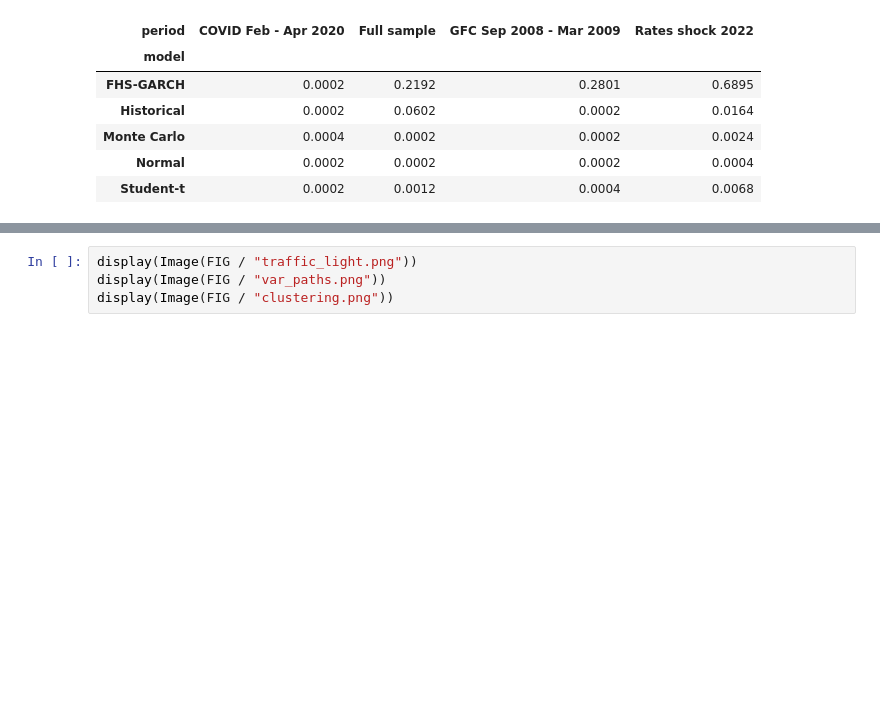
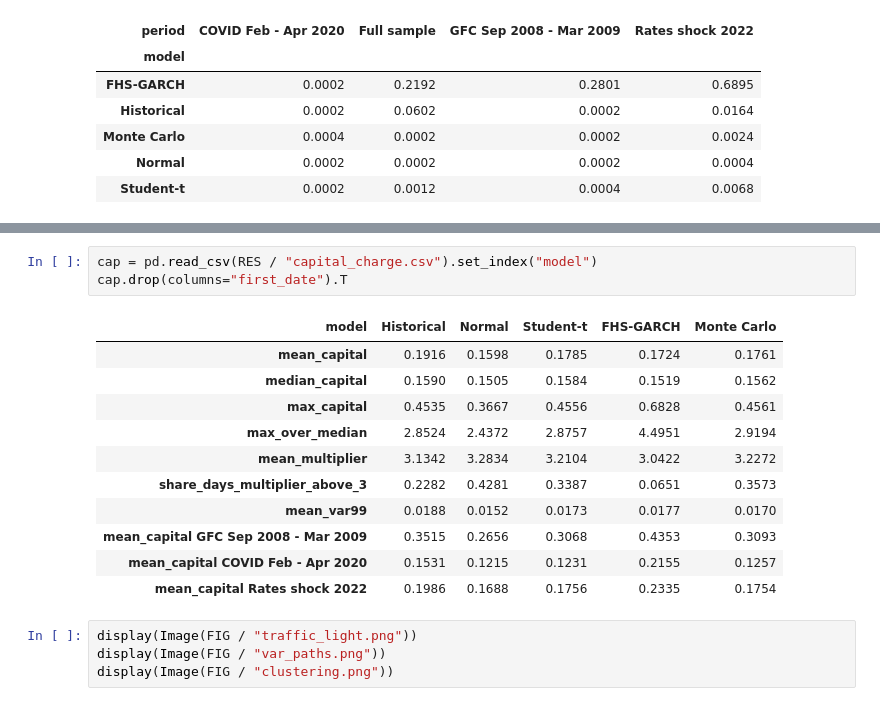
Before and after one commit to tancredeg/var-backtesting, a Jupyter notebook: notebooks/demo.ipynb, the cells around one changed output, grey strips where cells are left out. Drawn from its saved outputs; the diff is of its cells as text; blank space fills up the shorter version.

```diff
--- a/notebooks/demo.ipynb
+++ b/notebooks/demo.ipynb
@@ -155,3 +160,18 @@ es.pivot(index="model", columns="period", values="p_value")
+# %%
+cap = pd.read_csv(RES / "capital_charge.csv").set_index("model")
+cap.drop(columns="first_date").T
+# %% [output]
+| model | Historical | Normal | Student-t | FHS-GARCH | Monte Carlo |
+| mean_capital | 0.1916 | 0.1598 | 0.1785 | 0.1724 | 0.1761 |
+| median_capital | 0.1590 | 0.1505 | 0.1584 | 0.1519 | 0.1562 |
+| max_capital | 0.4535 | 0.3667 | 0.4556 | 0.6828 | 0.4561 |
+| max_over_median | 2.8524 | 2.4372 | 2.8757 | 4.4951 | 2.9194 |
+| mean_multiplier | 3.1342 | 3.2834 | 3.2104 | 3.0422 | 3.2272 |
+| share_days_multiplier_above_3 | 0.2282 | 0.4281 | 0.3387 | 0.0651 | 0.3573 |
+| mean_var99 | 0.0188 | 0.0152 | 0.0173 | 0.0177 | 0.0170 |
+| mean_capital GFC Sep 2008 - Mar 2009 | 0.3515 | 0.2656 | 0.3068 | 0.4353 | 0.3093 |
+| mean_capital COVID Feb - Apr 2020 | 0.1531 | 0.1215 | 0.1231 | 0.2155 | 0.1257 |
+| mean_capital Rates shock 2022 | 0.1986 | 0.1688 | 0.1756 | 0.2335 | 0.1754 |
 # %%
 display(Image(FIG / "traffic_light.png"))
 display(Image(FIG / "var_paths.png"))
```
Also changed, not shown: parts of 2 cells of this notebook, 4 other files.
